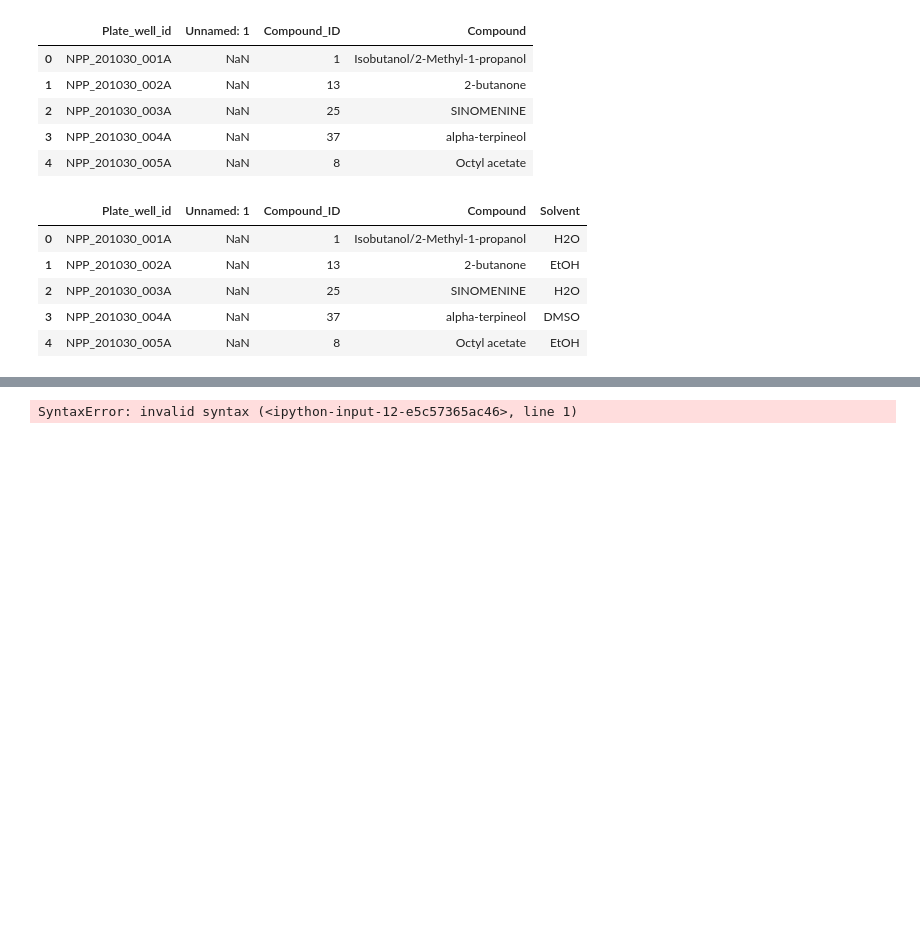
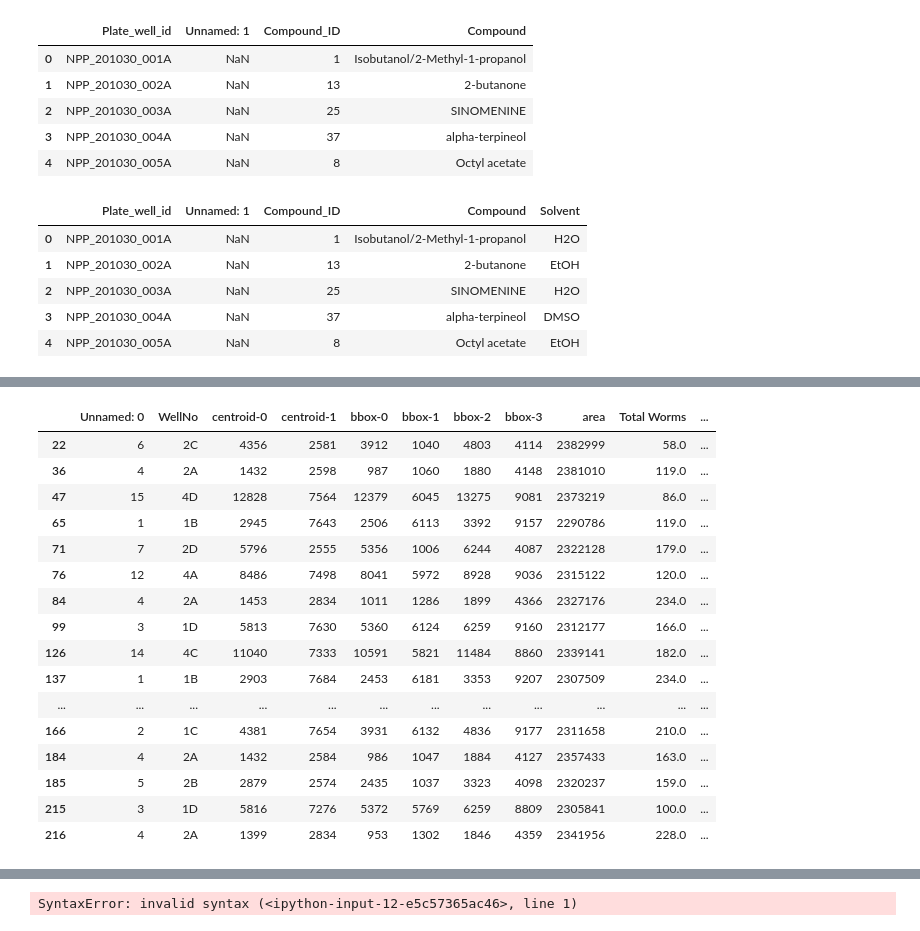
Before and after one commit to Neuroplant-Resources/Neuroplant-OWL, a Jupyter notebook: Cmpd_assnmnts.ipynb, the cells around one changed output, grey strips where cells are left out. Cells and saved outputs as stored; diff of their text form; code cells hidden in the pictures; blank space fills up the shorter version.

```diff
--- a/Cmpd_assnmnts.ipynb
+++ b/Cmpd_assnmnts.ipynb
@@ -174,0 +202,22 @@ new_df['Compound']=new_df.apply(
+# %%
+plate_groups = new_df.loc[(new_df['Compound'] == '2-Methyl-1-butanol') | (new_df['Compound'] == 'Diacetyl') |(new_df['Compound'] == 'Isoamyl alcohol*') ]
+# %%
+plate_groups
+# %% [output]
+|  | Unnamed: 0 | WellNo | centroid-0 | centroid-1 | bbox-0 | bbox-1 | bbox-2 | bbox-3 | area | Total Worms | ... |
+| 22 | 6 | 2C | 4356 | 2581 | 3912 | 1040 | 4803 | 4114 | 2382999 | 58.0 | ... |
+| 36 | 4 | 2A | 1432 | 2598 | 987 | 1060 | 1880 | 4148 | 2381010 | 119.0 | ... |
+| 47 | 15 | 4D | 12828 | 7564 | 12379 | 6045 | 13275 | 9081 | 2373219 | 86.0 | ... |
+| 65 | 1 | 1B | 2945 | 7643 | 2506 | 6113 | 3392 | 9157 | 2290786 | 119.0 | ... |
+| 71 | 7 | 2D | 5796 | 2555 | 5356 | 1006 | 6244 | 4087 | 2322128 | 179.0 | ... |
+| 76 | 12 | 4A | 8486 | 7498 | 8041 | 5972 | 8928 | 9036 | 2315122 | 120.0 | ... |
+| 84 | 4 | 2A | 1453 | 2834 | 1011 | 1286 | 1899 | 4366 | 2327176 | 234.0 | ... |
+| 99 | 3 | 1D | 5813 | 7630 | 5360 | 6124 | 6259 | 9160 | 2312177 | 166.0 | ... |
+| 126 | 14 | 4C | 11040 | 7333 | 10591 | 5821 | 11484 | 8860 | 2339141 | 182.0 | ... |
+| 137 | 1 | 1B | 2903 | 7684 | 2453 | 6181 | 3353 | 9207 | 2307509 | 234.0 | ... |
+| ... | ... | ... | ... | ... | ... | ... | ... | ... | ... | ... | ... |
+| 166 | 2 | 1C | 4381 | 7654 | 3931 | 6132 | 4836 | 9177 | 2311658 | 210.0 | ... |
+| 184 | 4 | 2A | 1432 | 2584 | 986 | 1047 | 1884 | 4127 | 2357433 | 163.0 | ... |
+| 185 | 5 | 2B | 2879 | 2574 | 2435 | 1037 | 3323 | 4098 | 2320237 | 159.0 | ... |
+| 215 | 3 | 1D | 5816 | 7276 | 5372 | 5769 | 6259 | 8809 | 2305841 | 100.0 | ... |
+| 216 | 4 | 2A | 1399 | 2834 | 953 | 1302 | 1846 | 4359 | 2341956 | 228.0 | ... |
```
Also changed, not shown: parts of 14 cells of this notebook, 12 other files.
